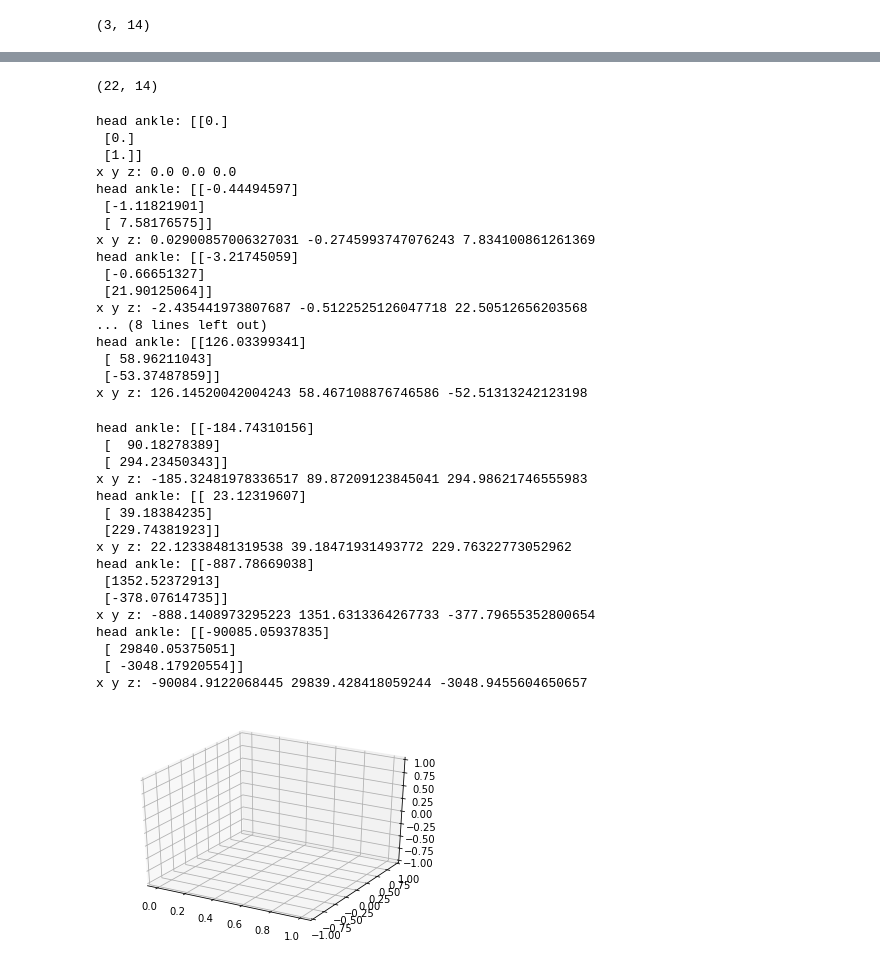
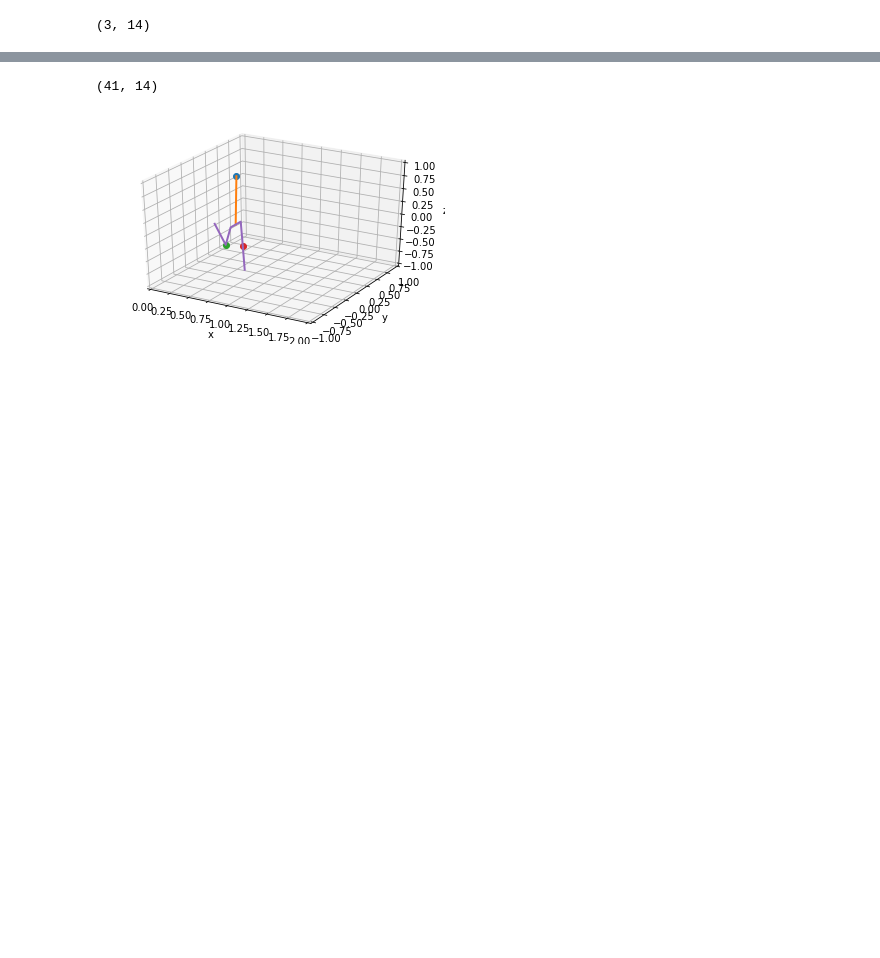
Before and after one commit to amit-420/legged_course, a Jupyter notebook: Legged_module_5_bipedal_walking.ipynb, the cells around one changed output, grey strips where cells are left out. Saved outputs shown, nothing was run; the diff lists cells and outputs as text; code cells hidden in the pictures; blank space fills up the shorter version.

```diff
--- a/Legged_module_5_bipedal_walking.ipynb
+++ b/Legged_module_5_bipedal_walking.ipynb
@@ -173,3 +173,7 @@ v_rc = com_rc.jacobian(q)@qdot
 print('"""linear velocity"""')
 # %% [output]
 """linear velocity"""
+# %%
+v_lh = P_lh.jacobian(q)@qdot
+v_rh = P_rh.jacobian(q)@qdot
+v_rh.shape
@@ -309,7 +263,7 @@ class parameters:
         self.M = self.mb+2*self.mt+2*self.mc
         self.L = self.l1+self.l2
 
-    def set_equations(self,M,B,J_r,J_l,Jdot_r,Jdot_l,P_h,P_rh,P_rk, P_ra, P_lh, P_lk, P_la):
+    def set_equations(self,M,B,J_r,J_l,Jdot_r,Jdot_l,P_h,P_rh,P_rk, P_ra, P_lh, P_lk, P_la,v_lh,v_rh):
         """converting sympy variables to numpy functions for better computation."""
 
         M = M.subs({l0:self.l0, l1:self.l1,l2:self.l2, w:self.w,\
@@ -336,14 +290,13 @@ class parameters:
         P_lk = P_lk.subs({w: self.w, l1: self.l1, l2: self.l2})
         P_la = P_la.subs({w: self.w, l1: self.l1, l2: self.l2})
 
-#         print(P_la)
 
         P_rh = P_rh.subs({w: self.w, l1: self.l1, l2: self.l2})
         P_rk = P_rk.subs({w: self.w, l1: self.l1, l2: self.l2})
         P_ra = P_ra.subs({w: self.w, l1: self.l1, l2: self.l2})
 
-
-#         print(Jdot_r)
+        v_lh = v_lh.subs({w: self.w, l1: self.l1, l2: self.l2})
+        v_rh = v_rh.subs({w: self.w, l1: self.l1, l2: self.l2})
 
 
         self.M_num = sp.lambdify([p, t, psi,plh, tlh, psilh, tlk,\
@@ -372,8 +325,10 @@ class parameters:
         self.P_lk_num = sp.lambdify([x,y,z,p,t,psi,plh,tlh, psilh, tlk],P_lk)
         self.P_la_num = sp.lambdify([x,y,z,p,t,psi,plh,tlh, psilh, tlk],P_la)
 
+        self.v_lh_num = sp.lambdify([p, t, psi, plh, tlh, psilh, tlk,pd,td,psid,xd,yd,zd,plhd,tlhd,psilhd],v_lh)
+        self.v_rh_num = sp.lambdify([p, t, psi, prh, trh, psirh, trk,pd,td,psid,xd,yd,zd,prhd,trhd,psirhd],v_rh)
 #         print(self.P_h_num(0.3,0.2,0.2,0.3, 0.2, 0.2))
 
 p1 = parameters()
-p1.set_equations(M,B,J_r,J_l,Jdot_r,Jdot_l,P_h,P_rh,P_rk, P_ra, P_lh, P_lk, P_la)
+p1.set_equations(M,B,J_r,J_l,Jdot_r,Jdot_l,P_h,P_rh,P_rk, P_ra, P_lh, P_lk, P_la,v_lh,v_rh)
 # %%
@@ -652,16 +720,18 @@ array([-7.30617220e+75, -8.65643678e+75,  2.57012504e+76, -1.10972638e+76,
 # %%
-h1.Z[:,14:].shape
-# np.zeros((3,3))
-# np.deg2rad(-0.1)
+h1.Z[:,:14].shape
 # %% [output]
-(22, 14)
+(41, 14)
 # %%
 from mpl_toolkits import mplot3d
 
 class Animate():
     def __init__(self,q):
         self.fig = plt.figure()
-        self.axis = plt.axes(projection='3d', ylim=(-1,1), zlim = (-1, 1))
+        self.axis = plt.axes(projection='3d', xlim = (0,2), ylim=(-1,1), zlim = (-1, 1))
+#         self.axis.view_init(elev=0.0, azim=90)
+        self.axis.set_xlabel('x')
+        self.axis.set_ylabel('y')
+        self.axis.set_zlabel('z')
         self.joint_data = q
         self.head1, = self.axis.plot([],[],[], marker='o')
         self.stem1, = self.axis.plot([],[],[], lw = 2)
@@ -704,7 +774,6 @@ class Animate():
         p,t,psi,x,y,z,plh, tlh, psilh, tlk,prh, trh, psirh, trk = self.joint_data[i]
 
         self.head_pos = self.P_h(x,y,z,p,t,psid)
-#         print(self.head_pos)
 
         self.head1.set_data(self.head_pos[0],self.head_pos[1])
         self.head1.set_3d_properties(self.head_pos[2])
@@ -721,8 +790,8 @@ class Animate():
         self.lhip_pos = self.P_lh(x,y,z,p,t,psi,plh, tlh, psilh, tlk)
         self.lknee_pos = self.P_lk(x,y,z,p,t,psi,plh, tlh, psilh, tlk)
         self.lankle_pos = self.P_la(x,y,z,p,t,psi,plh, tlh, psilh, tlk)
-        print("head ankle:",self.head_pos)
-        print("x y z:", x,y,z)
+#         print("head ankle:",self.head_pos)
+#         print("x y z:", x,y,z)
 
         self.kneel.set_data(self.lknee_pos[0],self.lknee_pos[1])
         self.kneel.set_3d_properties(self.lknee_pos[2])
@@ -740,43 +809,10 @@ class Animate():
     def save_video(self,file_name = "3d_bipedal_walk.mp4"):
         anim = animation.FuncAnimation(self.fig, self.animate, init_func = self.initiate,
                                frames = len(self.joint_data)-1, interval = 10000, blit = True)
-        anim.save(file_name, writer = 'ffmpeg', fps = 1)
+        anim.save(file_name, writer = 'ffmpeg', fps = 10)
 # %%
-anim1 = Animate(h1.Z[:,14:])
+anim1 = Animate(h1.Z[:,:14])
 anim1.set_equations(p1.P_h_num,p1.P_rh_num,p1.P_rk_num, p1.P_ra_num, p1.P_lh_num, p1.P_lk_num, p1.P_la_num)
 anim1.save_video()
 # %% [output]
-head ankle: [[0.]
- [0.]
- [1.]]
-x y z: 0.0 0.0 0.0
-head ankle: [[-0.44494597]
- [-1.11821901]
- [ 7.58176575]]
-x y z: 0.02900857006327031 -0.2745993747076243 7.834100861261369
-head ankle: [[-3.21745059]
- [-0.66651327]
- [21.90125064]]
-x y z: -2.435441973807687 -0.5122525126047718 22.50512656203568
-... (8 lines left out)
-head ankle: [[126.03399341]
- [ 58.96211043]
- [-53.37487859]]
-x y z: 126.14520042004243 58.467108876746586 -52.51313242123198
-head ankle: [[-184.74310156]
- [  90.18278389]
- [ 294.23450343]]
-x y z: -185.32481978336517 89.87209123845041 294.98621746555983
-head ankle: [[ 23.12319607]
- [ 39.18384235]
- [229.74381923]]
-x y z: 22.12338481319538 39.18471931493772 229.76322773052962
-head ankle: [[-887.78669038]
- [1352.52372913]
- [-378.07614735]]
-x y z: -888.1408973295223 1351.6313364267733 -377.79655352800654
-head ankle: [[-90085.05937835]
- [ 29840.05375051]
- [ -3048.17920554]]
-x y z: -90084.9122068445 29839.428418059244 -3048.9455604650657
-[figure, old version]
+[figure, new version]
```
Also changed, not shown: parts of 7 cells of this notebook, 1 other file.
